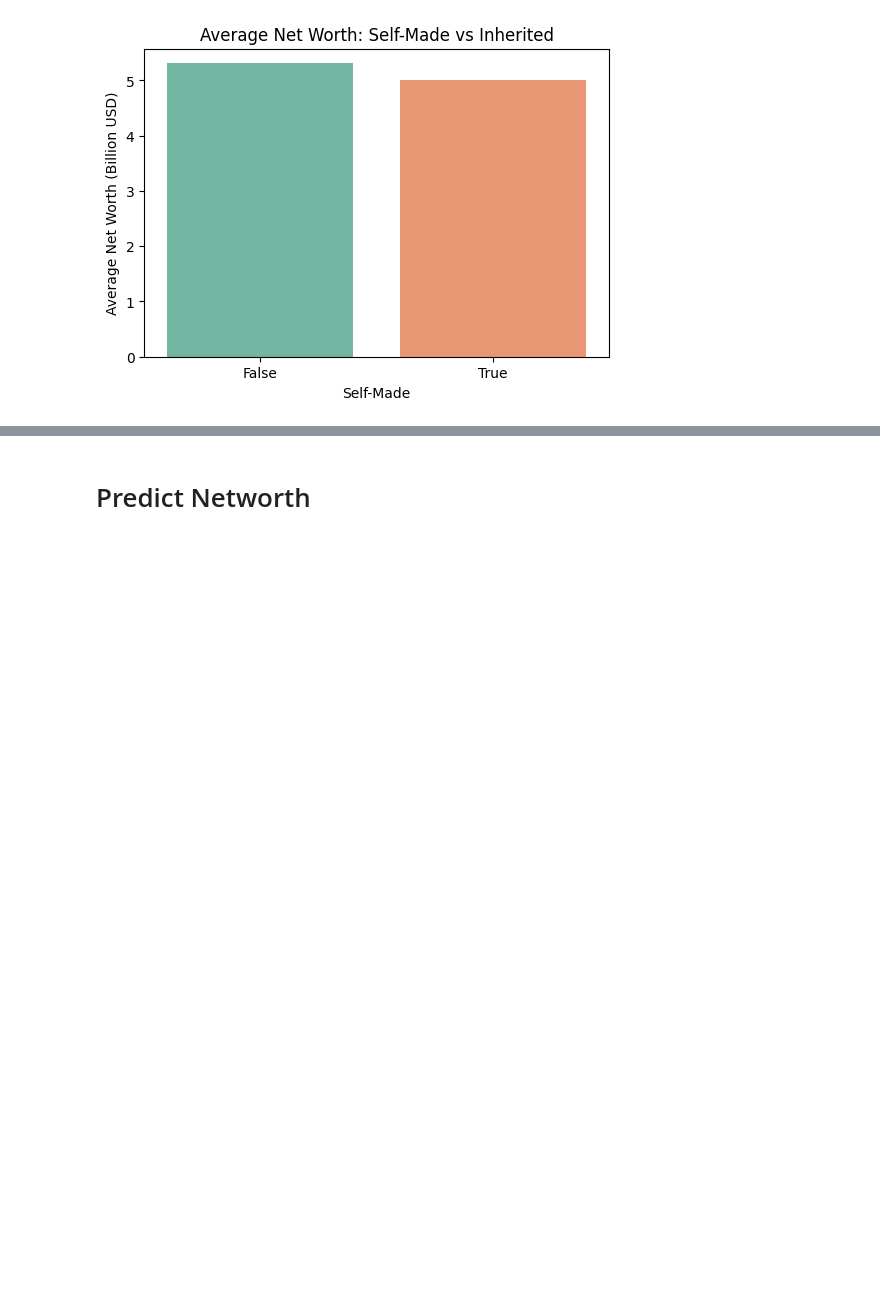
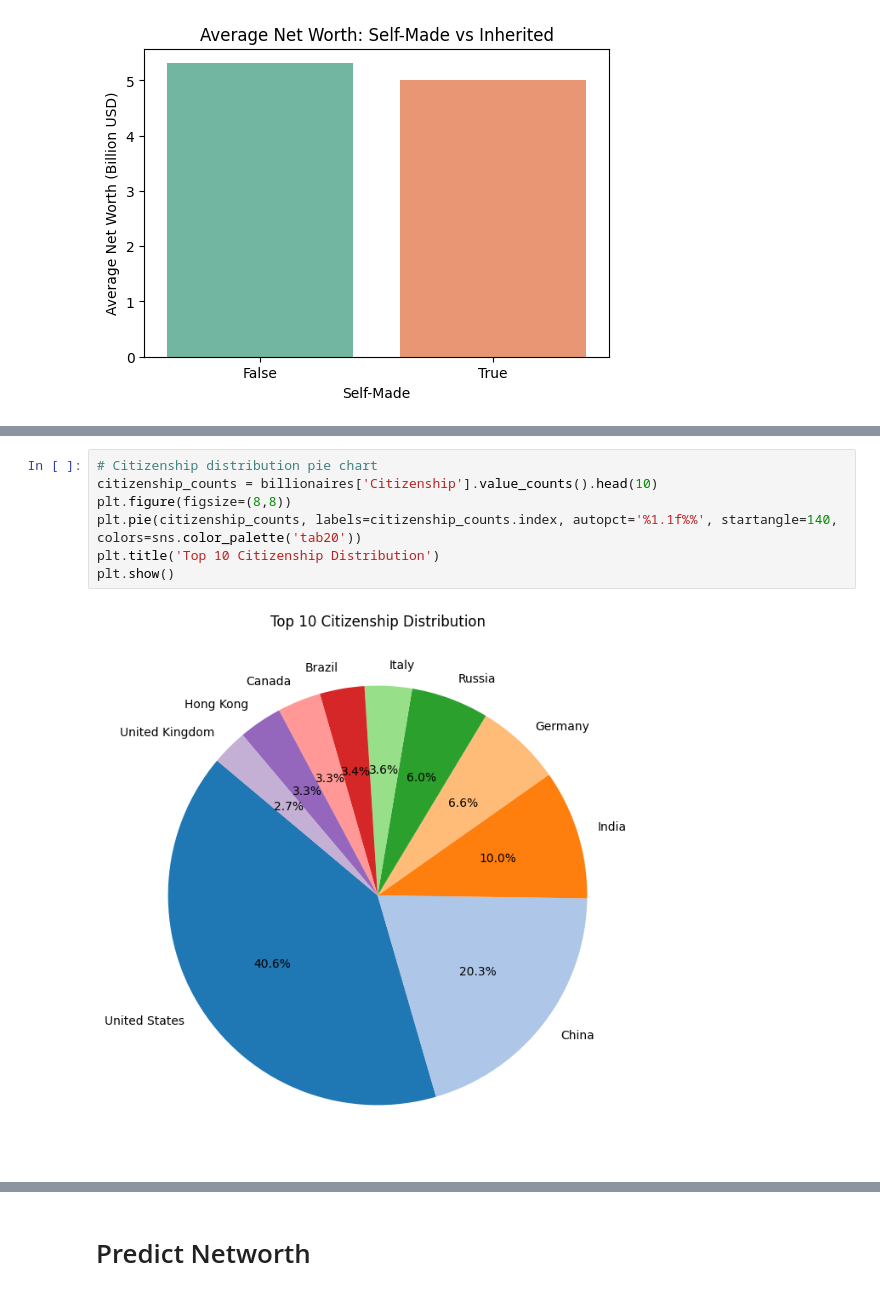
Before and after one commit to huharun/kaggle_projects, a Jupyter notebook: billionaires.ipynb, the cells around one changed output, grey strips where cells are left out. Saved outputs shown, nothing was run; the diff lists cells and outputs as text; blank space fills up the shorter version.

```diff
--- a/billionaires.ipynb
+++ b/billionaires.ipynb
@@ -267,0 +278,9 @@ plt.show()
+# %%
+# Citizenship distribution pie chart
+citizenship_counts = billionaires['Citizenship'].value_counts().head(10)
+plt.figure(figsize=(8,8))
+plt.pie(citizenship_counts, labels=citizenship_counts.index, autopct='%1.1f%%', startangle=140, colors=sns.color_palette('tab20'))
+plt.title('Top 10 Citizenship Distribution')
+plt.show()
+# %% [output]
+[figure, added]
```
Also changed, not shown: parts of 3 cells of this notebook.
